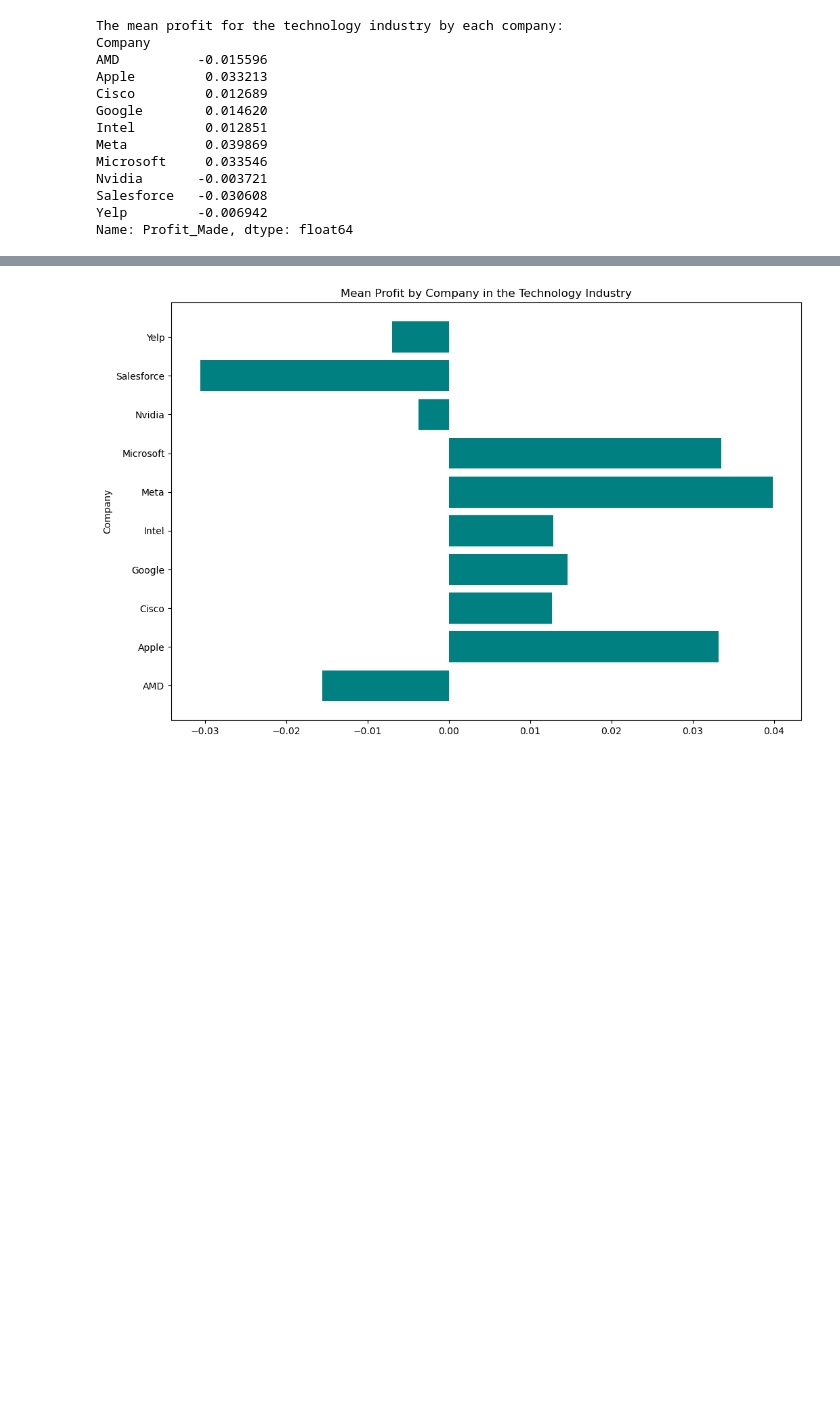
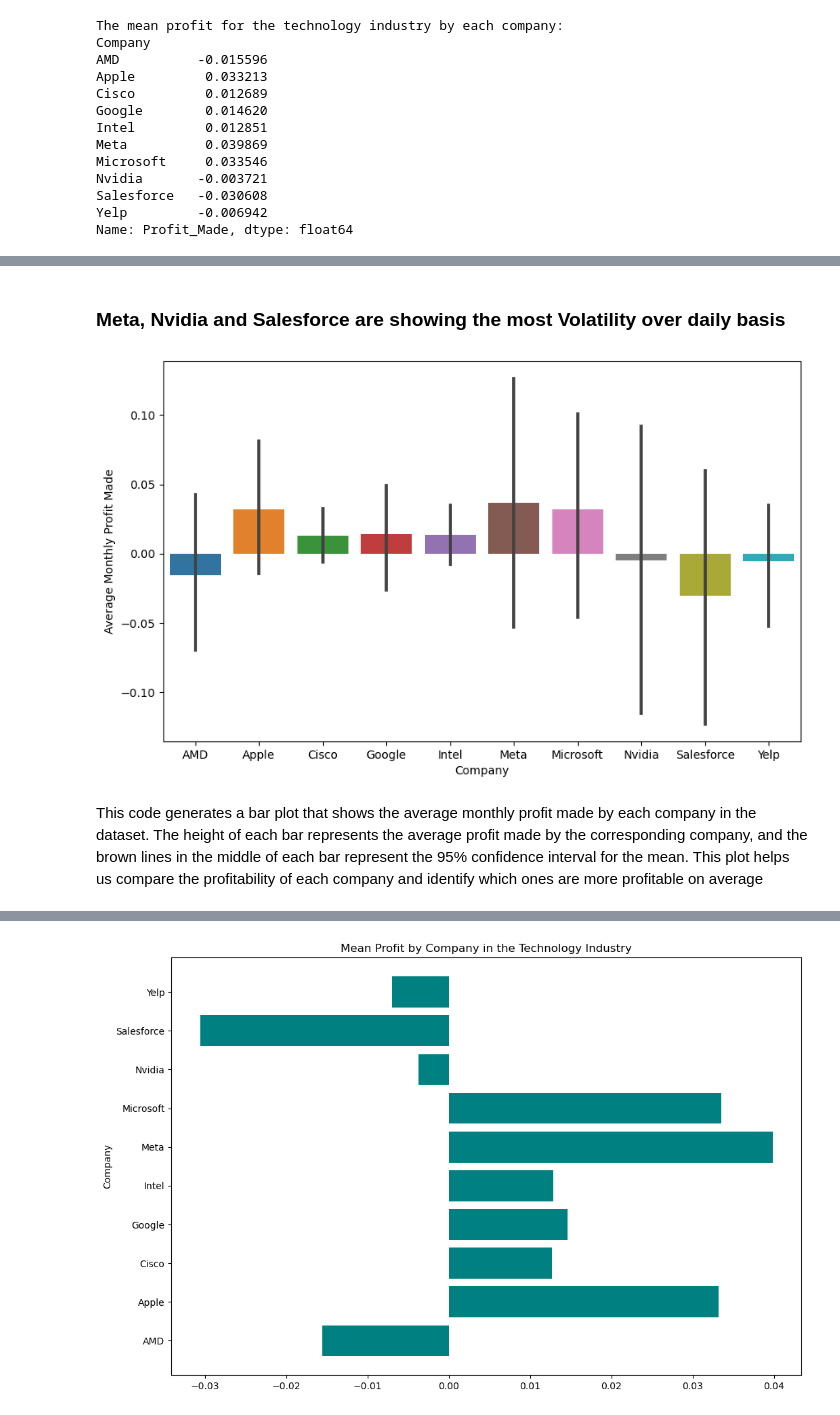
Before and after one commit to ubco-W2022T2-data301/Group35, a Jupyter notebook: analysis/analysis1.ipynb, the cells around one changed output, grey strips where cells are left out. Saved outputs shown, nothing was run; the diff lists cells and outputs as text; code cells hidden in the pictures; blank space fills up the shorter version.

```diff
--- a/analysis/analysis1.ipynb
+++ b/analysis/analysis1.ipynb
@@ -440,0 +418,14 @@ df_monthly.reset_index()
+# %% [markdown]
+### Meta, Nvidia and Salesforce are showing the most Volatility over daily basis
+# %%
+# Barplots
+fig, ax = plt.subplots(figsize=(10,6))
+sns.barplot(x='Company', y='Profit_Made', data=df_monthly)
+
+ax.set_xlabel('Company')
+ax.set_ylabel('Average Monthly Profit Made')
+plt.show()
+# %% [output]
+[figure, added]
+# %% [markdown]
+This code generates a bar plot that shows the average monthly profit made by each company in the dataset. The height of each bar represents the average profit made by the corresponding company, and the brown lines in the middle of each bar represent the 95% confidence interval for the mean. This plot helps us compare the profitability of each company and identify which ones are more profitable on average
```
Also changed, not shown: parts of 21 cells of this notebook, 1 other file.
